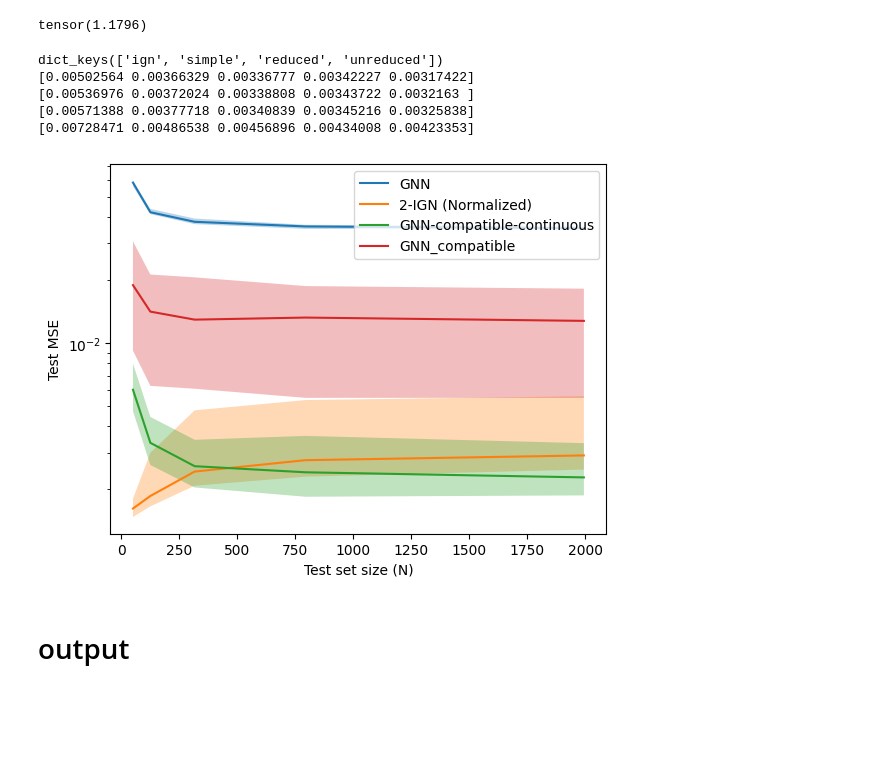
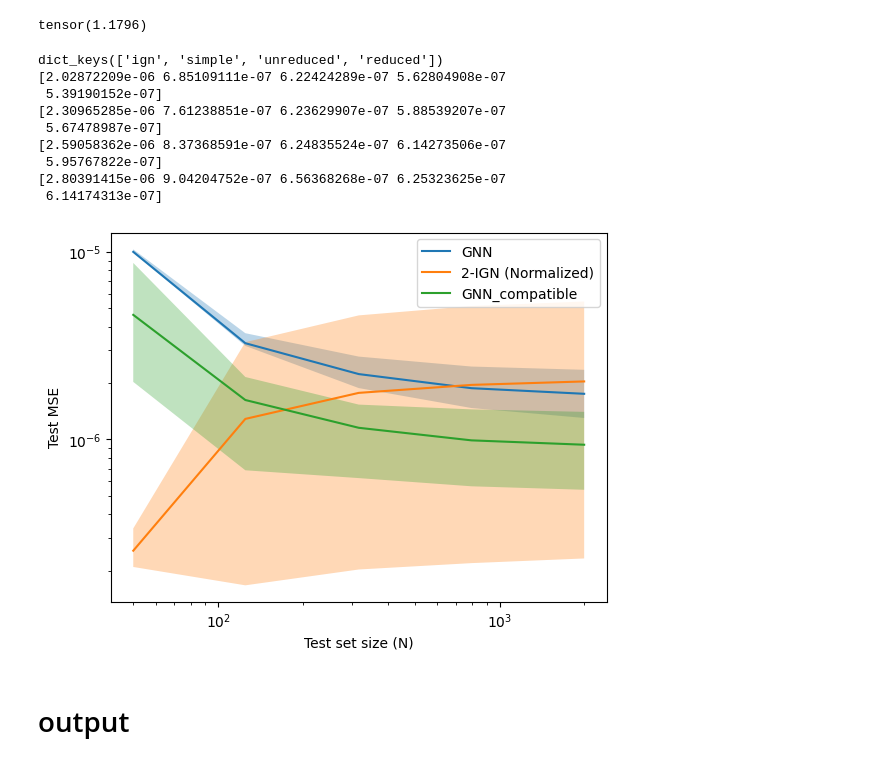
Before and after one commit to yuxinma98/transferring_transferability, a Jupyter notebook: GNN/notebook.ipynb, the cells around one changed output. Cells and saved outputs as stored; diff of their text form; code cells hidden in the pictures; blank space fills up the shorter version.

Commit message:
Relve GNN plot error. update SBM data generation.

```diff
--- a/GNN/notebook.ipynb
+++ b/GNN/notebook.ipynb
@@ -108,50 +108,52 @@ num_trials = 10
 log_test_n_range = np.arange(1.7, 3.4, 0.4)
 test_n_range = np.array([int(10**i) for i in log_test_n_range])
 
-fname = f"results_full_SBM_Gaussian_triangle.json"
+fname = f"results_full_random_triangle.json"
 with open(os.path.join("log/size_generalization", fname), "r") as f:
     results = json.load(f)
 print(results.keys())
 model_name = {
     "simple": "GNN",
     "ign": "2-IGN (Normalized)",
-    "reduced": "GNN-compatible-continuous",
+    # "reduced": "GNN-compatible-continuous",
     "unreduced": "GNN_compatible",
 }
-for model in ["simple", "ign", "reduced", "unreduced"]:
+for model in ["simple", "ign", "unreduced"]:
     current_directory = os.getcwd()
 
     mse_list = [results[model][str(seed)] for seed in range(num_trials)]
     x = np.array(test_n_range)
     plt.plot(x, np.median(mse_list, axis=0), label=model_name[model])
     plt.fill_between(
         x,
         # np.mean(mse_list, axis=0) - np.std(mse_list, axis=0),
         # np.mean(mse_list, axis=0) + np.std(mse_list, axis=0),
-        # np.min(mse_list, axis=0),
-        # np.max(mse_list, axis=0),
-        # min_mse,
-        # max_mse,
-        np.percentile(mse_list, 20, axis=0),
-        np.percentile(mse_list, 80, axis=0),
+        np.min(mse_list, axis=0),
+        np.max(mse_list, axis=0),
+        # np.percentile(mse_list, 20, axis=0),
+        # np.percentile(mse_list, 80, axis=0),
         alpha=0.3,
     )
 plt.xscale("log")
 plt.yscale("log")
 plt.xlabel("Test set size (N)")
 plt.ylabel("Test MSE")
 plt.legend(loc="upper right")
 print(np.min(mse_list, axis=0))
 print(np.percentile(mse_list, 5, axis=0))
 print(np.percentile(mse_list, 10, axis=0))
 print(np.percentile(mse_list, 15, axis=0))
 # %% [output]
-dict_keys(['ign', 'simple', 'reduced', 'unreduced'])
-[0.00502564 0.00366329 0.00336777 0.00342227 0.00317422]
-[0.00536976 0.00372024 0.00338808 0.00343722 0.0032163 ]
-[0.00571388 0.00377718 0.00340839 0.00345216 0.00325838]
-[0.00728471 0.00486538 0.00456896 0.00434008 0.00423353]
+dict_keys(['ign', 'simple', 'unreduced', 'reduced'])
+[2.02872209e-06 6.85109111e-07 6.22424289e-07 5.62804908e-07
+ 5.39190152e-07]
+[2.30965285e-06 7.61238851e-07 6.23629907e-07 5.88539207e-07
+ 5.67478987e-07]
+[2.59058362e-06 8.37368591e-07 6.24835524e-07 6.14273506e-07
+ 5.95767822e-07]
+[2.80391415e-06 9.04204752e-07 6.56368268e-07 6.25323625e-07
+ 6.14174313e-07]
-[figure, old version]
+[figure, new version]
 # %% [markdown]
 # output
 # %%
```
Also changed, not shown: 13 other files.
